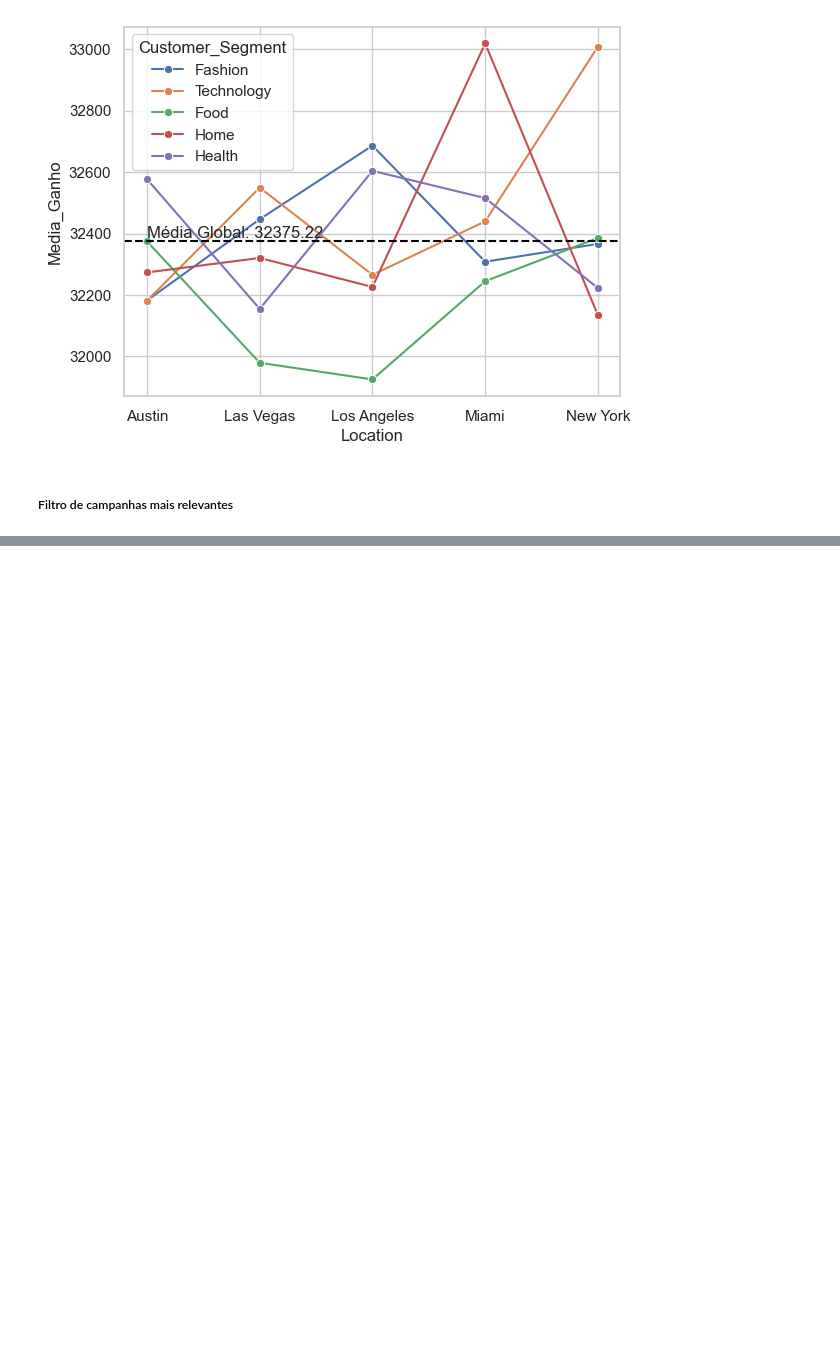
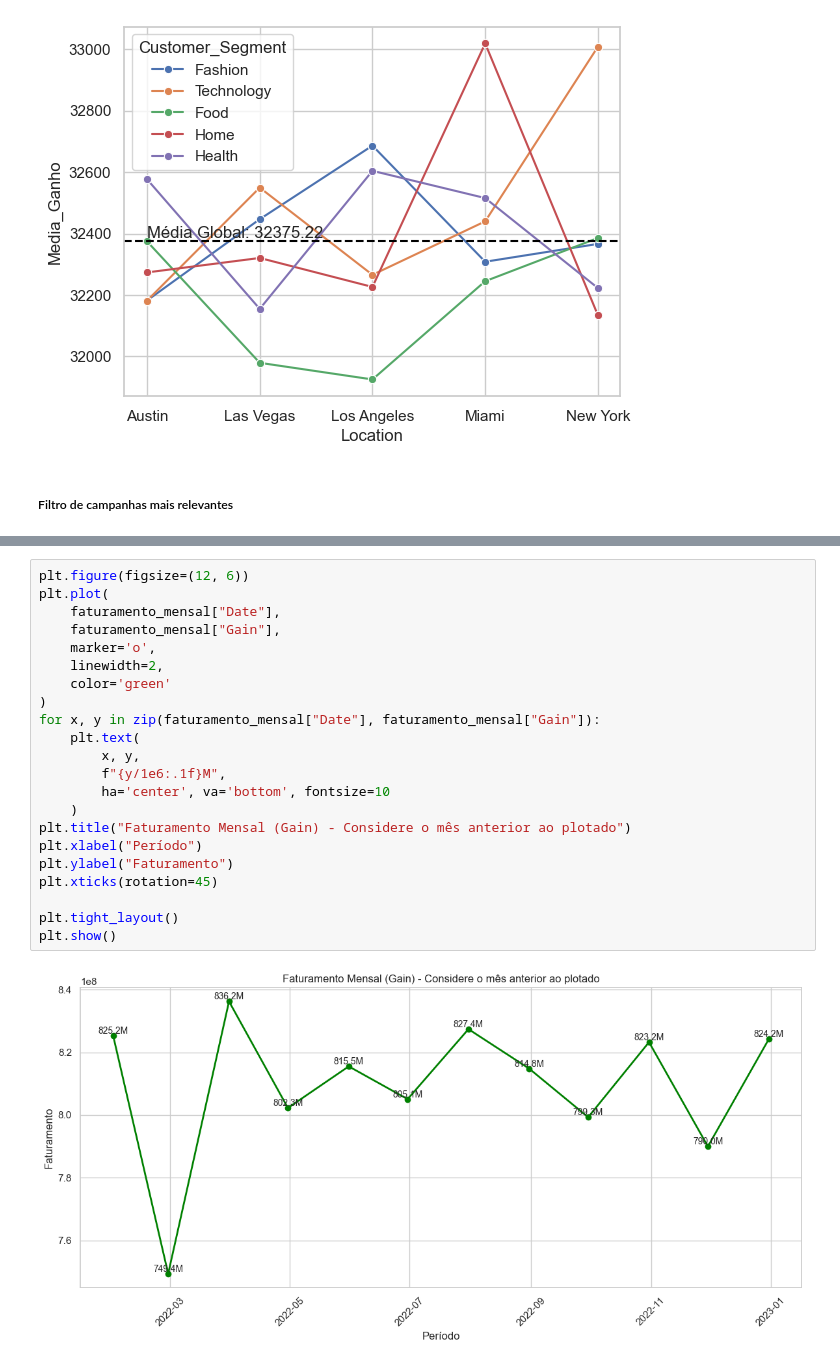
Before and after one commit to Draky-Rollgard/Consumo_propagandas, a Jupyter notebook: notebooks/Graficos.ipynb, the cells around one changed output, grey strips where cells are left out. Saved outputs shown, nothing was run; the diff lists cells and outputs as text; blank space fills up the shorter version.

```diff
--- a/notebooks/Graficos.ipynb
+++ b/notebooks/Graficos.ipynb
@@ -656,0 +667,24 @@ Age_Max           0.022900     0.019964          0.087144  0.407472  1.000000
+# %%
+plt.figure(figsize=(12, 6))
+plt.plot(
+    faturamento_mensal["Date"],
+    faturamento_mensal["Gain"],
+    marker='o',
+    linewidth=2,
+    color='green'
+)
+for x, y in zip(faturamento_mensal["Date"], faturamento_mensal["Gain"]):
+    plt.text(
+        x, y,
+        f"{y/1e6:.1f}M",
+        ha='center', va='bottom', fontsize=10
+    )
+plt.title("Faturamento Mensal (Gain) - Considere o mês anterior ao plotado")
+plt.xlabel("Período")
+plt.ylabel("Faturamento")
+plt.xticks(rotation=45)
+
+plt.tight_layout()
+plt.show()
+# %% [output]
+[figure, added]
```
Also changed, not shown: parts of 25 cells of this notebook, 7 other files.
